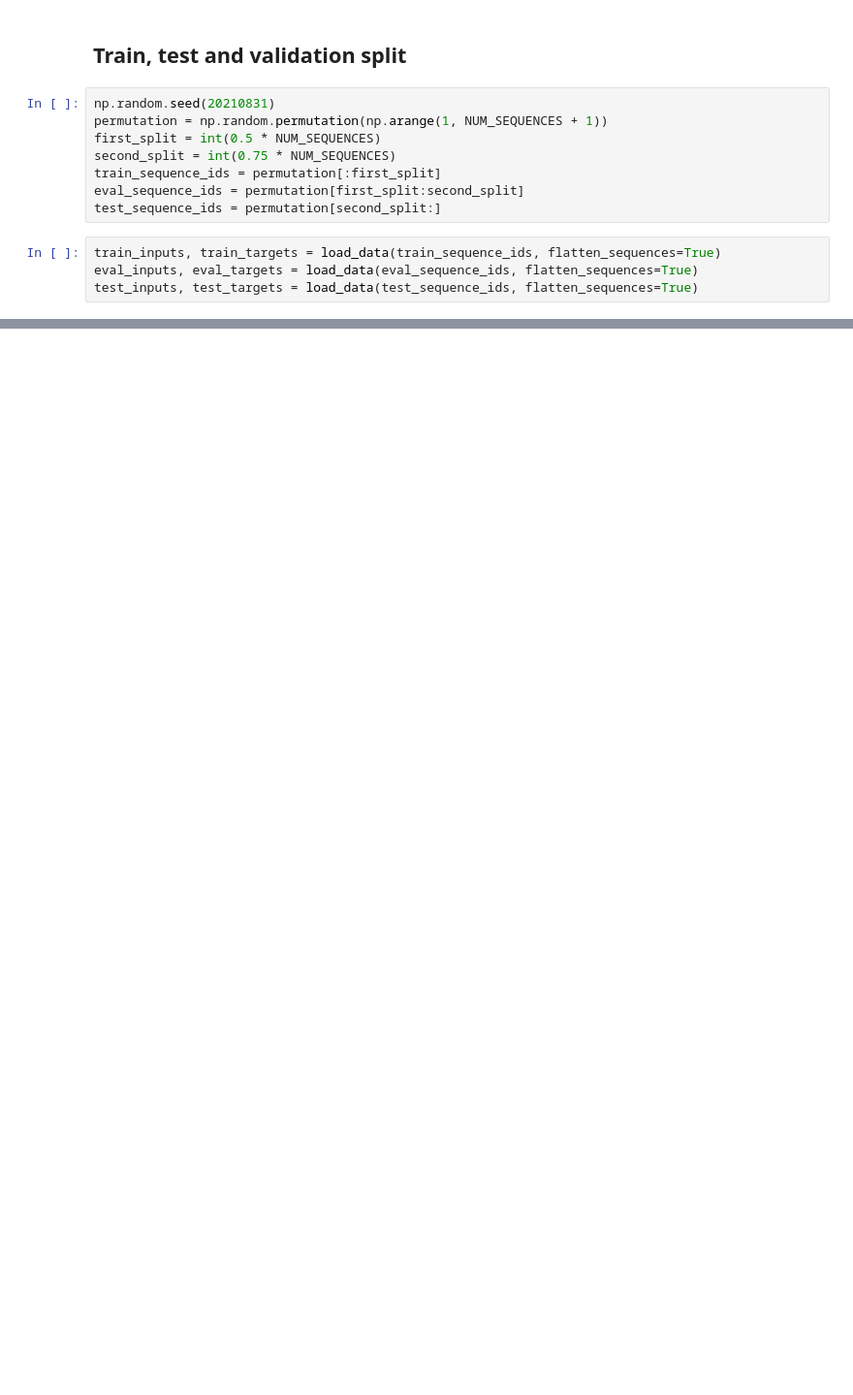
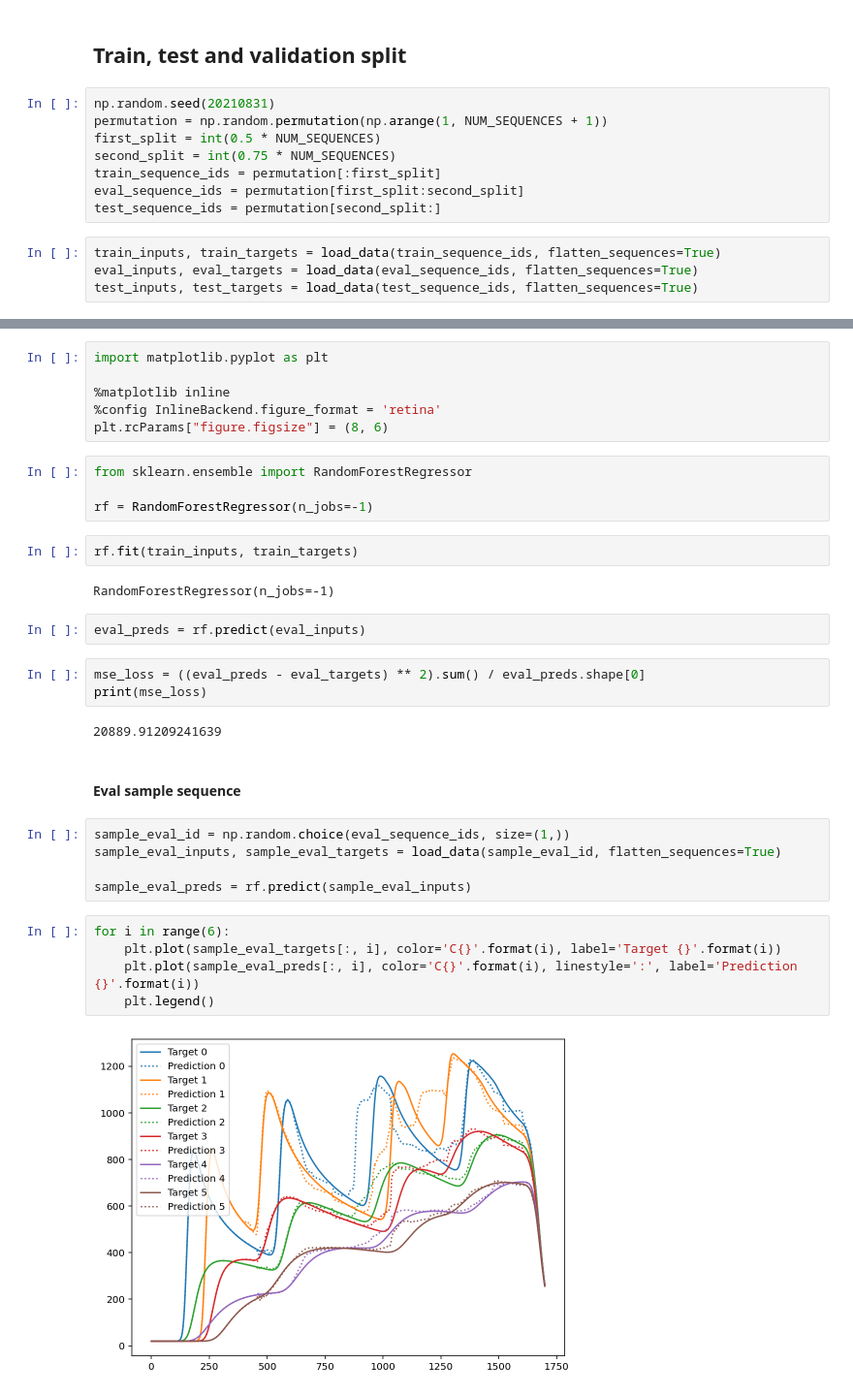
Before and after one commit to CarolineSainvitu/cenaero, a Jupyter notebook: gaspard/explore.ipynb, the cells around one changed output, grey strips where cells are left out. Shown: that part at 97% size. Saved outputs shown, nothing was run; the diff lists cells and outputs as text; blank space fills up the shorter version.

```diff
--- a/gaspard/explore.ipynb
+++ b/gaspard/explore.ipynb
@@ -104,0 +92,35 @@ test_inputs, test_targets = load_data(test_sequence_ids, flatten_sequences=True)
+# %%
+import matplotlib.pyplot as plt
+
+%matplotlib inline
+%config InlineBackend.figure_format = 'retina'
+plt.rcParams["figure.figsize"] = (8, 6)
+# %%
+from sklearn.ensemble import RandomForestRegressor
+
+rf = RandomForestRegressor(n_jobs=-1)
+# %%
+rf.fit(train_inputs, train_targets)
+# %% [output]
+RandomForestRegressor(n_jobs=-1)
+# %%
+eval_preds = rf.predict(eval_inputs)
+# %%
+mse_loss = ((eval_preds - eval_targets) ** 2).sum() / eval_preds.shape[0]
+print(mse_loss)
+# %% [output]
+20889.91209241639
+# %% [markdown]
+#### Eval sample sequence
+# %%
+sample_eval_id = np.random.choice(eval_sequence_ids, size=(1,))
+sample_eval_inputs, sample_eval_targets = load_data(sample_eval_id, flatten_sequences=True)
+
+sample_eval_preds = rf.predict(sample_eval_inputs)
+# %%
+for i in range(6):
+    plt.plot(sample_eval_targets[:, i], color='C{}'.format(i), label='Target {}'.format(i))
+    plt.plot(sample_eval_preds[:, i], color='C{}'.format(i), linestyle=':', label='Prediction {}'.format(i))
+    plt.legend()
+# %% [output]
+[figure, added]
```
Also changed, not shown: parts of 6 cells of this notebook.
